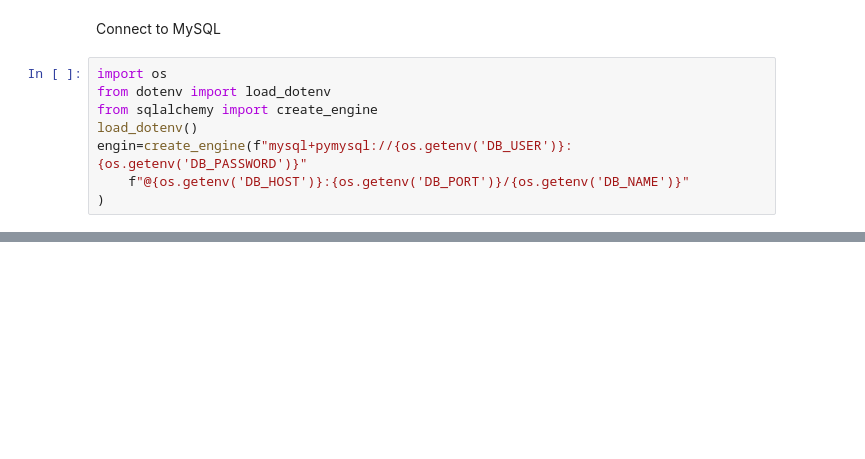
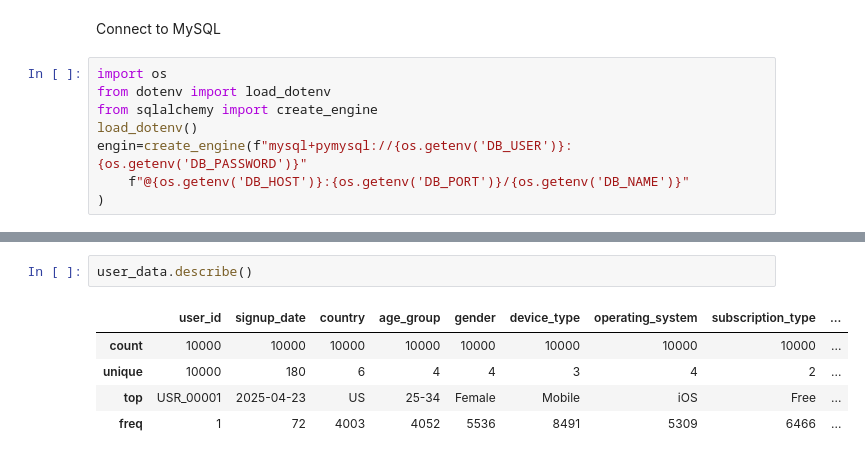
Before and after one commit to vishva0710/ai-chatbot-user-retention-analysis, a Jupyter notebook: AI_Chatbot_User_Retention_Analysis.ipynb, the cells around one changed output, grey strips where cells are left out. Drawn from its saved outputs; the diff is of its cells as text; blank space fills up the shorter version.

```diff
--- a/AI_Chatbot_User_Retention_Analysis.ipynb
+++ b/AI_Chatbot_User_Retention_Analysis.ipynb
@@ -17,0 +42,8 @@ engin=create_engine(f"mysql+pymysql://{os.getenv('DB_USER')}:{os.getenv('DB_PASS
+# %%
+user_data.describe()
+# %% [output]
+|  | user_id | signup_date | country | age_group | gender | device_type | operating_system | subscription_type | ... |
+| count | 10000 | 10000 | 10000 | 10000 | 10000 | 10000 | 10000 | 10000 | ... |
+| unique | 10000 | 180 | 6 | 4 | 4 | 3 | 4 | 2 | ... |
+| top | USR_00001 | 2025-04-23 | US | 25-34 | Female | Mobile | iOS | Free | ... |
+| freq | 1 | 72 | 4003 | 4052 | 5536 | 8491 | 5309 | 6466 | ... |
```
Also changed, not shown: parts of 33 cells of this notebook.
